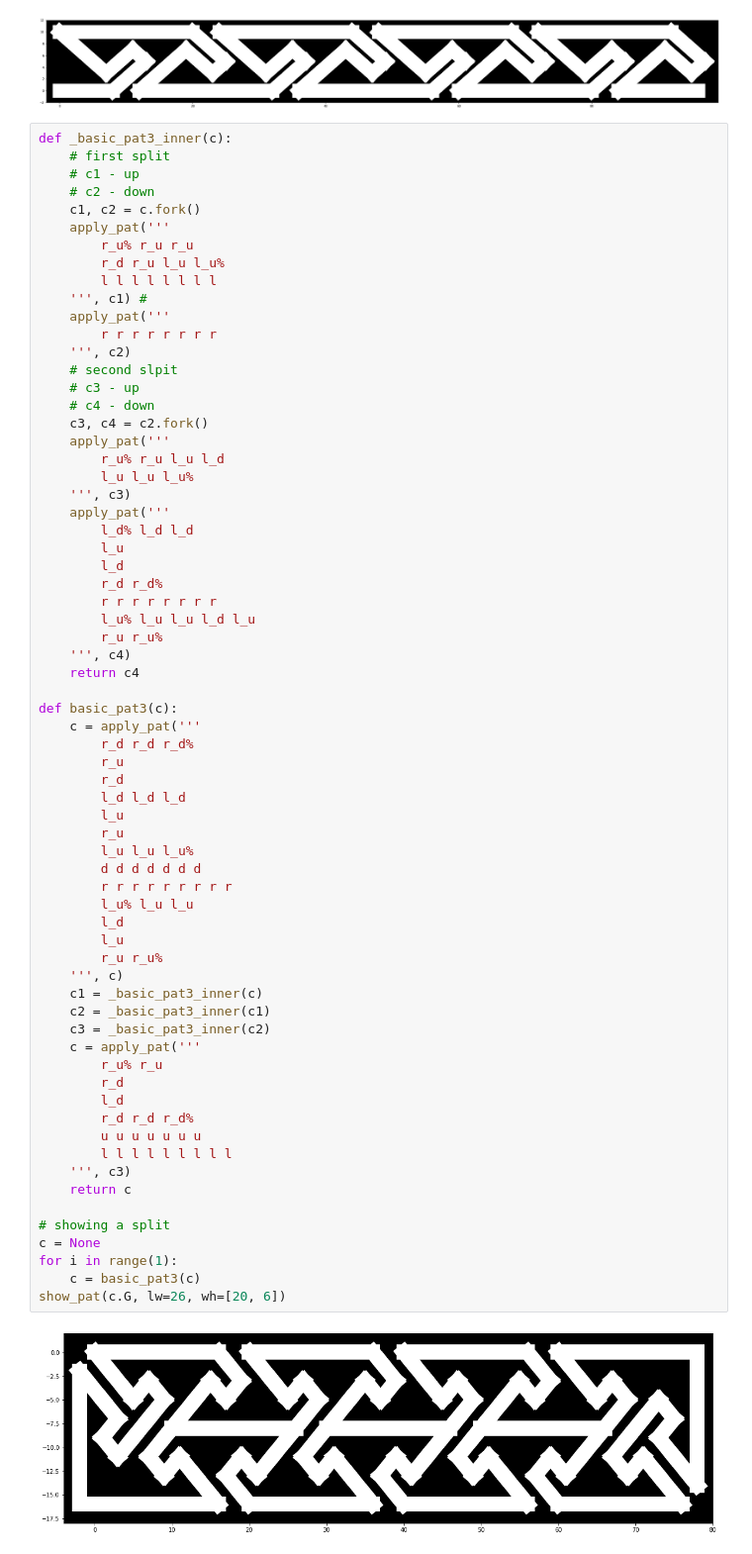
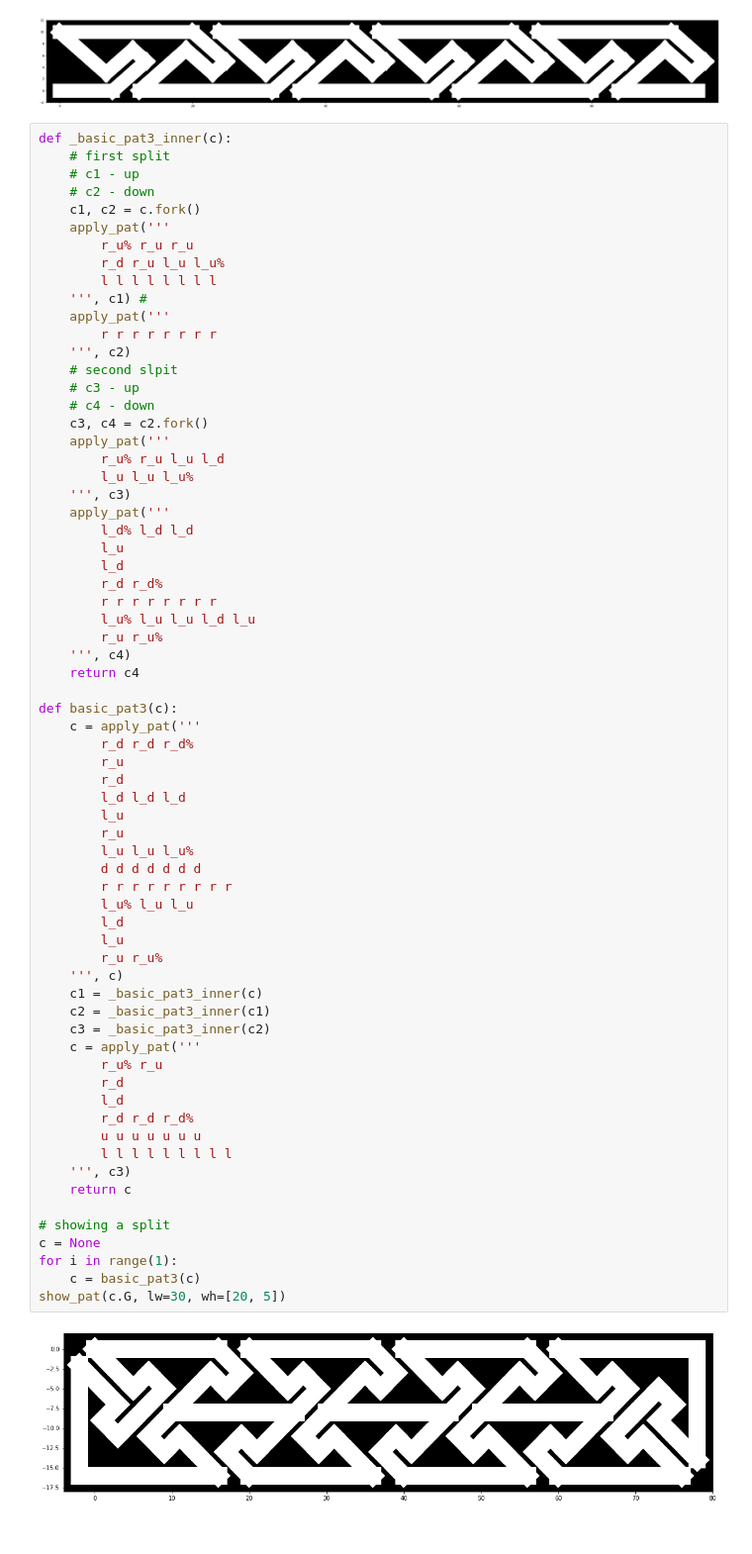
Before and after one commit to ariejdl/key-patterns, a Jupyter notebook: test1.ipynb, the cells around one changed output. Shown at 99% size. Drawn from its saved outputs; the diff is of its cells as text.

```diff
--- a/test1.ipynb
+++ b/test1.ipynb
@@ -148,32 +148,32 @@ def basic_pat3(c):
         r_d
         l_d l_d l_d
         l_u
         r_u
         l_u l_u l_u%
         d d d d d d d
         r r r r r r r r r
         l_u% l_u l_u
         l_d
         l_u
         r_u r_u%
     ''', c)
     c1 = _basic_pat3_inner(c)
     c2 = _basic_pat3_inner(c1)
     c3 = _basic_pat3_inner(c2)
     c = apply_pat('''
         r_u% r_u
         r_d
         l_d
         r_d r_d r_d%
         u u u u u u u
         l l l l l l l l l
     ''', c3)
     return c
 
 # showing a split
 c = None
 for i in range(1):
     c = basic_pat3(c)
-show_pat(c.G, lw=26, wh=[20, 6])
+show_pat(c.G, lw=30, wh=[20, 5])
 # %% [output]
-[figure, old version]
+[figure, new version]
```
Also changed, not shown: 1 other file.
